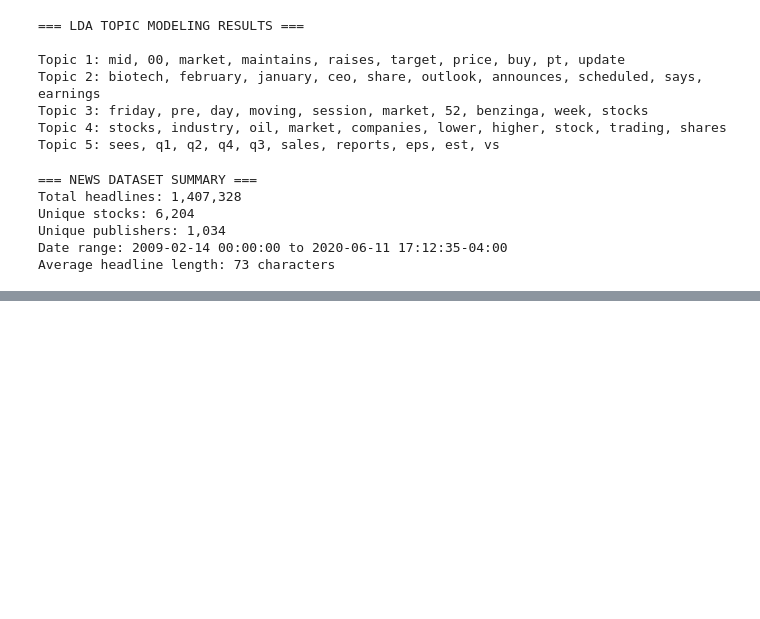
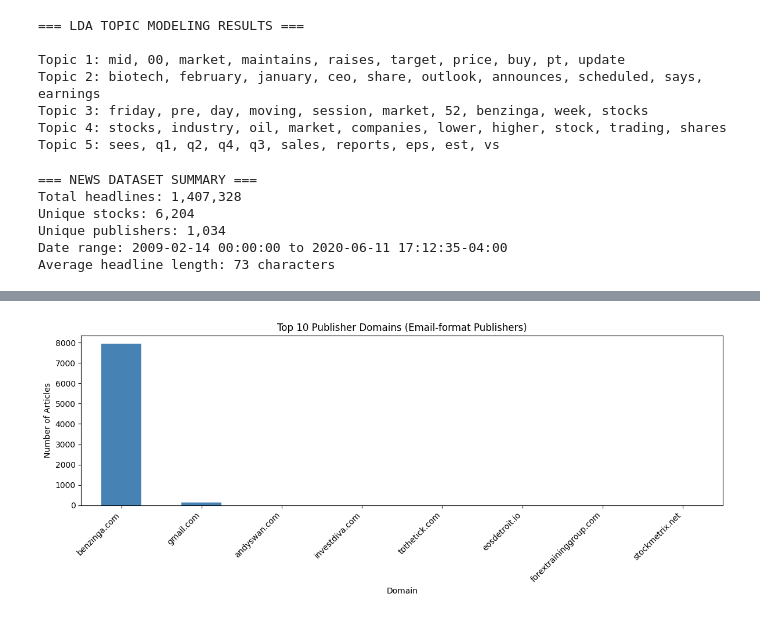
Before and after one commit to rah-salah/news-sentiment-analysis, a Jupyter notebook: notebooks/eda.ipynb, the cells around one changed output, grey strips where cells are left out. Cells and saved outputs as stored; diff of their text form; code cells hidden in the pictures; blank space fills up the shorter version.

Commit message:
feat: add publisher domain extraction to EDA

```diff
--- a/notebooks/eda.ipynb
+++ b/notebooks/eda.ipynb
@@ -301,3 +301,16 @@ Unique stocks: 6,204
 Unique publishers: 1,034
 Date range: 2009-02-14 00:00:00 to 2020-06-11 17:12:35-04:00
 Average headline length: 73 characters
+# %%
+# Extract domains from email-format publisher names
+def extract_domain(publisher):
+    if '@' in str(publisher):
+        return str(publisher).split('@')[1]
+    return None
+
+df_news['domain'] = df_news['publisher'].apply(extract_domain)
+email_publishers = df_news[df_news['domain'].notna()]
+
+print(f"Publishers using email format: {email_publishers['publisher'].nunique()}")
+print("\nTop 10 domains:")
+print(email_publishers['domain'].value_counts().head(10))
@@ -303,0 +331,14 @@ Average headline length: 73 characters
+# %%
+if len(email_publishers) > 0:
+    plt.figure(figsize=(12, 5))
+    email_publishers['domain'].value_counts().head(10).plot(kind='bar', color='steelblue')
+    plt.title('Top 10 Publisher Domains (Email-format Publishers)')
+    plt.xlabel('Domain')
+    plt.ylabel('Number of Articles')
+    plt.xticks(rotation=45, ha='right')
+    plt.tight_layout()
+    plt.show()
+else:
+    print("No email-format publishers found in dataset")
+# %% [output]
+[figure, added]
```
Also changed, not shown: parts of 1 cell of this notebook.
